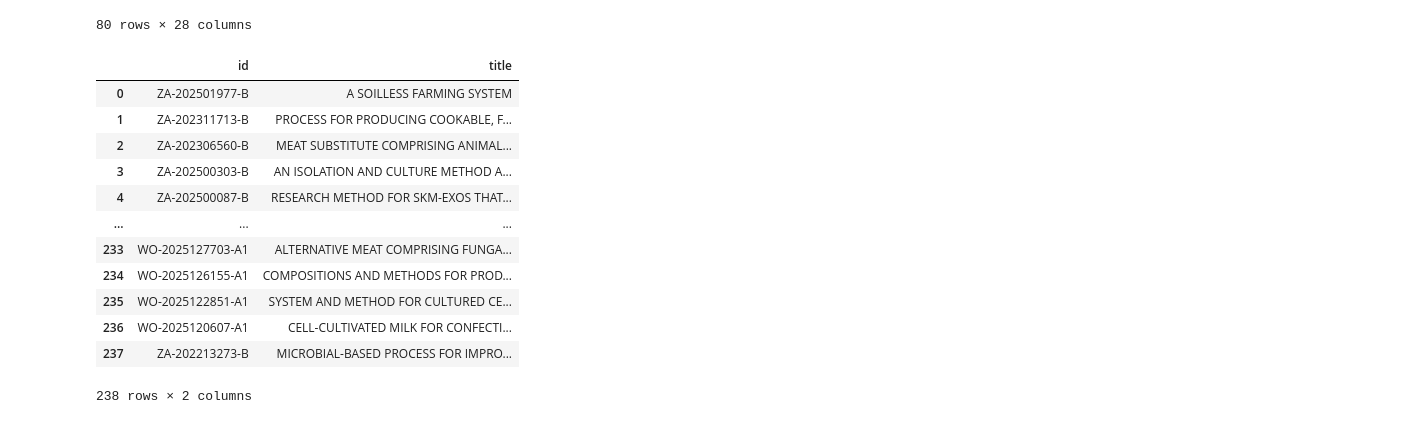
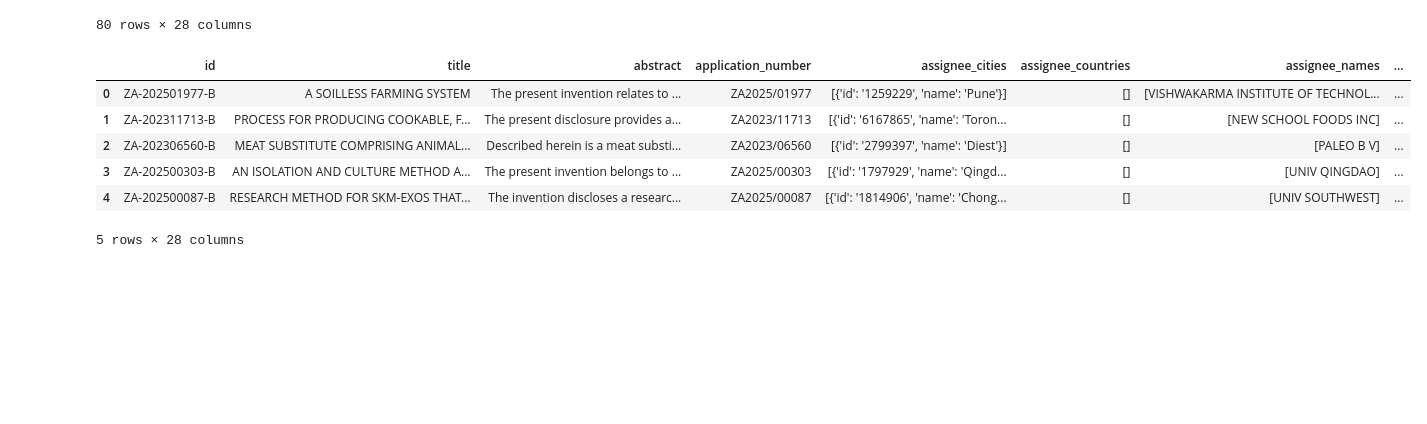
Before and after one commit to violah-fellow/SHEEP, a Jupyter notebook: Pipeline/Patents/Database_inspection.ipynb, the cells around one changed output. Cells and saved outputs as stored; diff of their text form; code cells hidden in the pictures; blank space fills up the shorter version.

```diff
--- a/Pipeline/Patents/Database_inspection.ipynb
+++ b/Pipeline/Patents/Database_inspection.ipynb
@@ -190,20 +190,14 @@ df[df['assignee_names_cleaned'] != df['assignee_names_matched']]
 | 237 | ZA-202213273-B | MICROBIAL-BASED PROCESS FOR IMPRO... | The present invention describes a... | ZA2022/13273 | [{'id': '5226534', 'name': 'Brook... | [] | [PRAIRIE AQUATECH LLC] | ... |
 80 rows × 28 columns
 # %%
-df[['id', 'title']]
+df.head()
 # %% [output]
-|  | id | title |
-| 0 | ZA-202501977-B | A SOILLESS FARMING SYSTEM |
-| 1 | ZA-202311713-B | PROCESS FOR PRODUCING COOKABLE, F... |
-| 2 | ZA-202306560-B | MEAT SUBSTITUTE COMPRISING ANIMAL... |
-| 3 | ZA-202500303-B | AN ISOLATION AND CULTURE METHOD A... |
-| 4 | ZA-202500087-B | RESEARCH METHOD FOR SKM-EXOS THAT... |
-| ... | ... | ... |
-| 233 | WO-2025127703-A1 | ALTERNATIVE MEAT COMPRISING FUNGA... |
-| 234 | WO-2025126155-A1 | COMPOSITIONS AND METHODS FOR PROD... |
-| 235 | WO-2025122851-A1 | SYSTEM AND METHOD FOR CULTURED CE... |
-| 236 | WO-2025120607-A1 | CELL-CULTIVATED MILK FOR CONFECTI... |
-| 237 | ZA-202213273-B | MICROBIAL-BASED PROCESS FOR IMPRO... |
+|  | id | title | abstract | application_number | assignee_cities | assignee_countries | assignee_names | ... |
+| 0 | ZA-202501977-B | A SOILLESS FARMING SYSTEM | The present invention relates to ... | ZA2025/01977 | [{'id': '1259229', 'name': 'Pune'}] | [] | [VISHWAKARMA INSTITUTE OF TECHNOL... | ... |
+| 1 | ZA-202311713-B | PROCESS FOR PRODUCING COOKABLE, F... | The present disclosure provides a... | ZA2023/11713 | [{'id': '6167865', 'name': 'Toron... | [] | [NEW SCHOOL FOODS INC] | ... |
+| 2 | ZA-202306560-B | MEAT SUBSTITUTE COMPRISING ANIMAL... | Described herein is a meat substi... | ZA2023/06560 | [{'id': '2799397', 'name': 'Diest'}] | [] | [PALEO B V] | ... |
+| 3 | ZA-202500303-B | AN ISOLATION AND CULTURE METHOD A... | The present invention belongs to ... | ZA2025/00303 | [{'id': '1797929', 'name': 'Qingd... | [] | [UNIV QINGDAO] | ... |
+| 4 | ZA-202500087-B | RESEARCH METHOD FOR SKM-EXOS THAT... | The invention discloses a researc... | ZA2025/00087 | [{'id': '1814906', 'name': 'Chong... | [] | [UNIV SOUTHWEST] | ... |
-238 rows × 2 columns
+5 rows × 28 columns
 # %%
 db.close()
```
Also changed, not shown: 22 other files.
